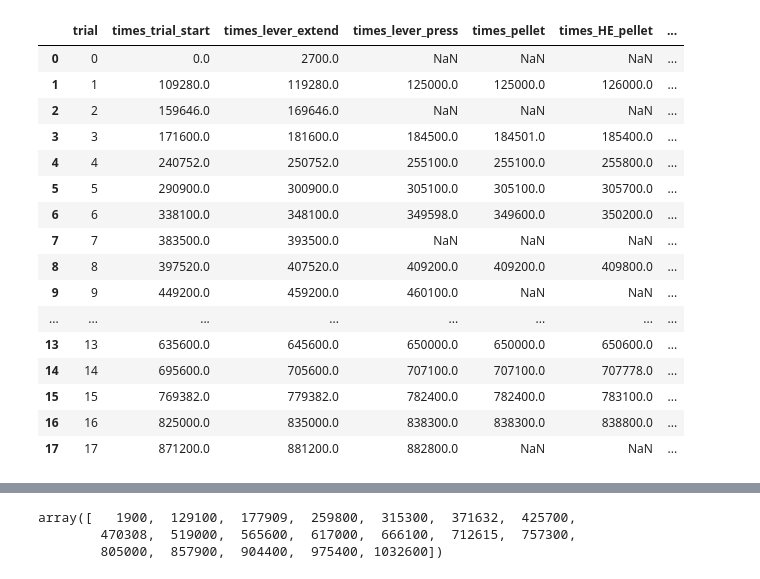
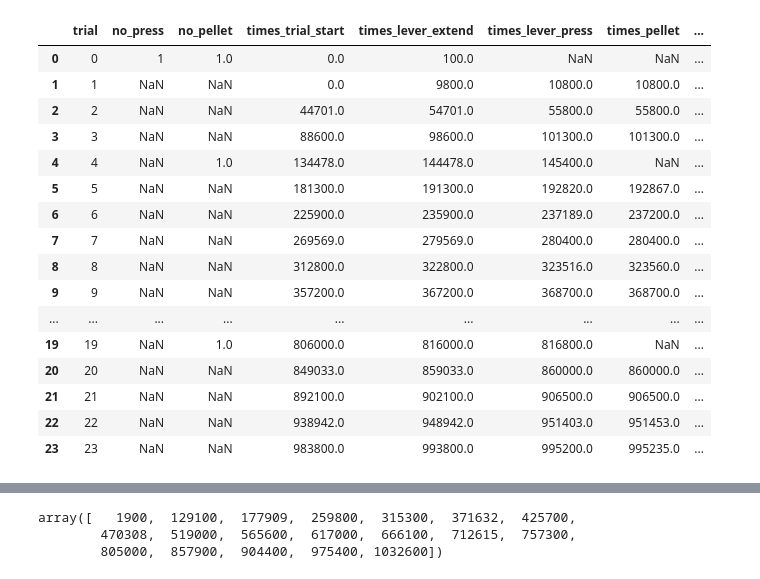
Before and after one commit to grace3999/wireless_fiber_photometry, a Jupyter notebook: FP_PDsingle_TTL_trial.ipynb, the cells around one changed output, grey strips where cells are left out. Drawn from its saved outputs; the diff is of its cells as text; code cells hidden in the pictures.

```diff
--- a/FP_PDsingle_TTL_trial.ipynb
+++ b/FP_PDsingle_TTL_trial.ipynb
@@ -36,0 +237,25 @@ np.set_printoptions(suppress=True)
+# %%
+def make_times_df(times_lever_extend, times_lever_press, times_pellet, times_HE_pellet):
+
+  times_df = pd.DataFrame(data=[times_lever_extend, times_lever_press, times_pellet, times_HE_pellet]).T
+  times_df.columns = ['times_lever_extend', 'times_lever_press', 'times_pellet', 'times_HE_pellet']
+
+  times_df['times_trial_start'] = times_df['times_lever_extend'] - 10000
+  times_df.loc[times_df['times_trial_start']<0, 'times_trial_start'] = 0
+
+  times_df['times_trial_end'] = times_df['times_lever_press'] + 10000
+  times_df['trial'] = np.arange(0, times_df.shape[0])
+
+  times_df['diff_press'] = times_df['times_lever_press'] - times_df['times_lever_extend']
+  times_df['diff_pellet'] = times_df['times_pellet'] - times_df['times_lever_press']
+  times_df['diff_HE'] = times_df['times_HE_pellet'] - times_df['times_pellet']
+  times_df['diff_trial'] = times_df['times_trial_end'] - times_df['times_trial_start']
+
+  times_df.loc[times_df['times_lever_press'].isna(), 'no_press'] = '1'
+  times_df.loc[times_df['times_pellet'].isna(), 'no_pellet'] = 1
+
+  times_df = times_df[['trial', 'no_press', 'no_pellet',
+           'times_trial_start', 'times_lever_extend', 'times_lever_press', 'times_pellet', 'times_HE_pellet', 'times_trial_end',
+           'diff_press', 'diff_pellet', 'diff_HE', 'diff_trial']]
+
+  return times_df
@@ -147,7 +485,7 @@ outer_path_list
 # %%
 TTL_dir_dataframe = pd.DataFrame()
-#outer_path_list = ['/content/drive/Shareddrives/Schindler Iterative Translation Lab/data/FP/cohort1/PDT/forced/PDT_25.1_1600_211201']
-for outer_path in outer_path_list[2:3]:
+
+for outer_path in outer_path_list[1:2]:
 
     print(outer_path, '\n')
 
@@ -346,36 +676,42 @@ print(len(times_HE_pellet))
 # %%
 df = pd.DataFrame(data=[times_lever_extend, times_lever_press, times_pellet, times_HE_pellet]).T
 df.columns = ['times_lever_extend', 'times_lever_press', 'times_pellet', 'times_HE_pellet']
 
 df['times_trial_start'] = df['times_lever_extend'] - 10000
 df.loc[df['times_trial_start']<0, 'times_trial_start'] = 0
 
 df['times_trial_end'] = df['times_lever_press'] + 20000
 
 df['trial'] = np.arange(0, df.shape[0])
 
-df = df[['trial', 'times_trial_start', 'times_lever_extend', 'times_lever_press', 'times_pellet', 'times_HE_pellet', 'times_trial_end']]
 df['diff_press'] = df['times_lever_press'] - df['times_lever_extend']
 df['diff_pellet'] = df['times_pellet'] - df['times_lever_press']
 df['diff_HE'] = df['times_HE_pellet'] - df['times_pellet']
 df['diff_trial'] = df['times_trial_end'] - df['times_trial_start']
 
+df.loc[df['times_lever_press'].isna(), 'no_press'] = '1'
+df.loc[df['times_pellet'].isna(), 'no_pellet'] = 1
+
+df = df[['trial', 'no_press', 'no_pellet', 'times_trial_start', 'times_lever_extend', 'times_lever_press',
+         'times_pellet', 'times_HE_pellet', 'times_trial_end',
+         'diff_press', 'diff_pellet', 'diff_HE', 'diff_trial']]
+
 df
 # %% [output]
-|  | trial | times_trial_start | times_lever_extend | times_lever_press | times_pellet | times_HE_pellet | ... |
-| 0 | 0 | 0.0 | 2700.0 | NaN | NaN | NaN | ... |
-| 1 | 1 | 109280.0 | 119280.0 | 125000.0 | 125000.0 | 126000.0 | ... |
-| 2 | 2 | 159646.0 | 169646.0 | NaN | NaN | NaN | ... |
-| 3 | 3 | 171600.0 | 181600.0 | 184500.0 | 184501.0 | 185400.0 | ... |
-| 4 | 4 | 240752.0 | 250752.0 | 255100.0 | 255100.0 | 255800.0 | ... |
-| 5 | 5 | 290900.0 | 300900.0 | 305100.0 | 305100.0 | 305700.0 | ... |
-| 6 | 6 | 338100.0 | 348100.0 | 349598.0 | 349600.0 | 350200.0 | ... |
-| 7 | 7 | 383500.0 | 393500.0 | NaN | NaN | NaN | ... |
-| 8 | 8 | 397520.0 | 407520.0 | 409200.0 | 409200.0 | 409800.0 | ... |
-| 9 | 9 | 449200.0 | 459200.0 | 460100.0 | NaN | NaN | ... |
-| ... | ... | ... | ... | ... | ... | ... | ... |
-| 13 | 13 | 635600.0 | 645600.0 | 650000.0 | 650000.0 | 650600.0 | ... |
-| 14 | 14 | 695600.0 | 705600.0 | 707100.0 | 707100.0 | 707778.0 | ... |
-| 15 | 15 | 769382.0 | 779382.0 | 782400.0 | 782400.0 | 783100.0 | ... |
-| 16 | 16 | 825000.0 | 835000.0 | 838300.0 | 838300.0 | 838800.0 | ... |
-| 17 | 17 | 871200.0 | 881200.0 | 882800.0 | NaN | NaN | ... |
+|  | trial | no_press | no_pellet | times_trial_start | times_lever_extend | times_lever_press | times_pellet | ... |
+| 0 | 0 | 1 | 1.0 | 0.0 | 100.0 | NaN | NaN | ... |
+| 1 | 1 | NaN | NaN | 0.0 | 9800.0 | 10800.0 | 10800.0 | ... |
+| 2 | 2 | NaN | NaN | 44701.0 | 54701.0 | 55800.0 | 55800.0 | ... |
+| 3 | 3 | NaN | NaN | 88600.0 | 98600.0 | 101300.0 | 101300.0 | ... |
+| 4 | 4 | NaN | 1.0 | 134478.0 | 144478.0 | 145400.0 | NaN | ... |
+| 5 | 5 | NaN | NaN | 181300.0 | 191300.0 | 192820.0 | 192867.0 | ... |
+| 6 | 6 | NaN | NaN | 225900.0 | 235900.0 | 237189.0 | 237200.0 | ... |
+| 7 | 7 | NaN | NaN | 269569.0 | 279569.0 | 280400.0 | 280400.0 | ... |
+| 8 | 8 | NaN | NaN | 312800.0 | 322800.0 | 323516.0 | 323560.0 | ... |
+| 9 | 9 | NaN | NaN | 357200.0 | 367200.0 | 368700.0 | 368700.0 | ... |
+| ... | ... | ... | ... | ... | ... | ... | ... | ... |
+| 19 | 19 | NaN | 1.0 | 806000.0 | 816000.0 | 816800.0 | NaN | ... |
+| 20 | 20 | NaN | NaN | 849033.0 | 859033.0 | 860000.0 | 860000.0 | ... |
+| 21 | 21 | NaN | NaN | 892100.0 | 902100.0 | 906500.0 | 906500.0 | ... |
+| 22 | 22 | NaN | NaN | 938942.0 | 948942.0 | 951403.0 | 951453.0 | ... |
+| 23 | 23 | NaN | NaN | 983800.0 | 993800.0 | 995200.0 | 995235.0 | ... |
```
Also changed, not shown: parts of 27 cells of this notebook.
